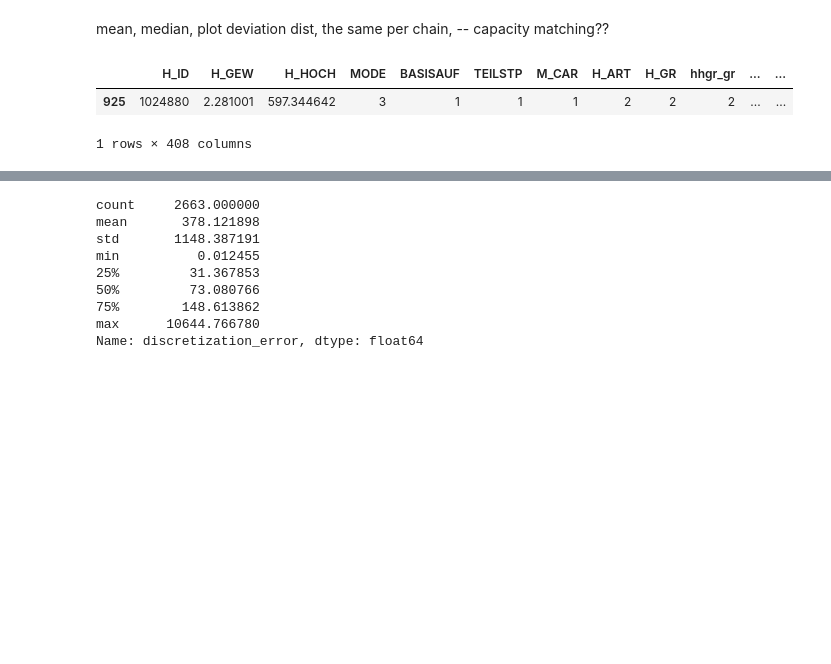
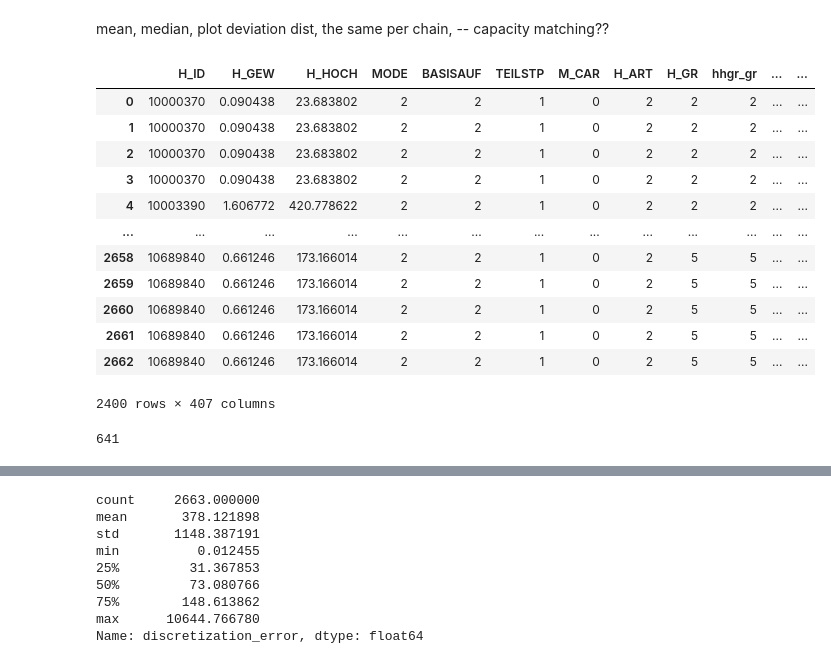
Before and after one commit to TUBS-IVS/MATSimPipeline, a Jupyter notebook: analysis/analysisnb.ipynb, the cells around one changed output, grey strips where cells are left out. Cells and saved outputs as stored; diff of their text form; code cells hidden in the pictures; blank space fills up the shorter version.

```diff
--- a/analysis/analysisnb.ipynb
+++ b/analysis/analysisnb.ipynb
@@ -107,10 +249,24 @@ Equal cases: 62
 # %% [markdown]
 mean, median, plot deviation dist, the same per chain, -- capacity matching??
 # %%
-Data1.df[Data1.df["discretization_error"] > 14000]
+Data1.df[Data1.df["discretization_error"] < 601]
 # %% [output]
 |  | H_ID | H_GEW | H_HOCH | MODE | BASISAUF | TEILSTP | M_CAR | H_ART | H_GR | hhgr_gr | ... | ... |
-| 925 | 1024880 | 2.281001 | 597.344642 | 3 | 1 | 1 | 1 | 2 | 2 | 2 | ... | ... |
+| 0 | 10000370 | 0.090438 | 23.683802 | 2 | 2 | 1 | 0 | 2 | 2 | 2 | ... | ... |
+| 1 | 10000370 | 0.090438 | 23.683802 | 2 | 2 | 1 | 0 | 2 | 2 | 2 | ... | ... |
+| 2 | 10000370 | 0.090438 | 23.683802 | 2 | 2 | 1 | 0 | 2 | 2 | 2 | ... | ... |
+| 3 | 10000370 | 0.090438 | 23.683802 | 2 | 2 | 1 | 0 | 2 | 2 | 2 | ... | ... |
+| 4 | 10003390 | 1.606772 | 420.778622 | 2 | 2 | 1 | 0 | 2 | 2 | 2 | ... | ... |
+| ... | ... | ... | ... | ... | ... | ... | ... | ... | ... | ... | ... | ... |
+| 2658 | 10689840 | 0.661246 | 173.166014 | 2 | 2 | 1 | 0 | 2 | 5 | 5 | ... | ... |
+| 2659 | 10689840 | 0.661246 | 173.166014 | 2 | 2 | 1 | 0 | 2 | 5 | 5 | ... | ... |
+| 2660 | 10689840 | 0.661246 | 173.166014 | 2 | 2 | 1 | 0 | 2 | 5 | 5 | ... | ... |
+| 2661 | 10689840 | 0.661246 | 173.166014 | 2 | 2 | 1 | 0 | 2 | 5 | 5 | ... | ... |
+| 2662 | 10689840 | 0.661246 | 173.166014 | 2 | 2 | 1 | 0 | 2 | 5 | 5 | ... | ... |
-1 rows × 408 columns
+2400 rows × 407 columns
+# %%
+Data1.df[Data1.df["discretization_error"] < 601]['unique_person_id'].nunique()
+# %% [output]
+641
 # %%
 from analysis import plotting
```
Also changed, not shown: parts of 15 cells of this notebook, 14 other files.
